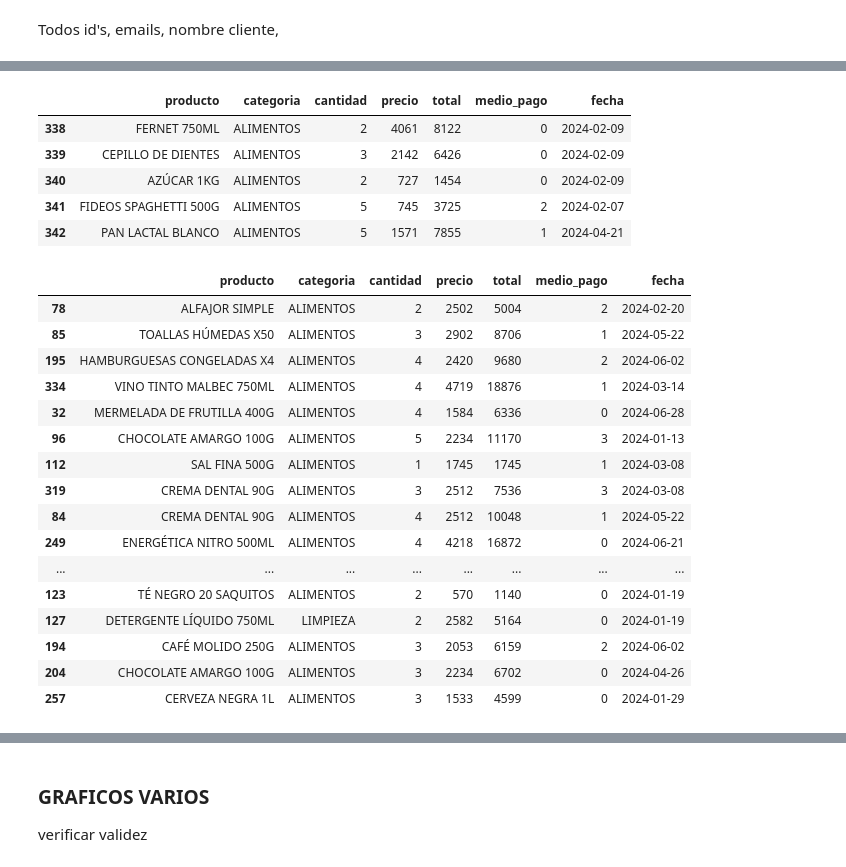
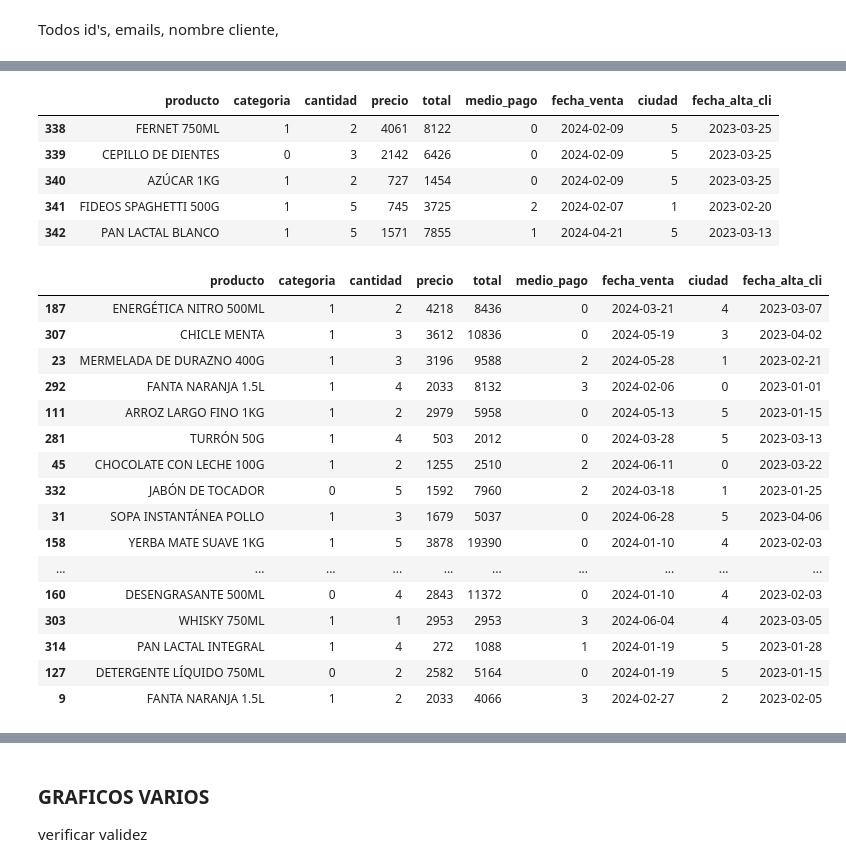
Before and after one commit to Torgeck/Tienda-Aurelion, a Jupyter notebook: notebooks/clase_8.ipynb, the cells around one changed output, grey strips where cells are left out. Saved outputs shown, nothing was run; the diff lists cells and outputs as text; code cells hidden in the pictures.

```diff
--- a/notebooks/clase_8.ipynb
+++ b/notebooks/clase_8.ipynb
@@ -4,6 +4,4 @@ import pandas as pd
 import numpy as np
 from matplotlib import pyplot as plt  # Forma alternativa y más explícita de importar
 import seaborn as sns
-
-# Verificar la importación
-print(type(plt.figure))
+pd.set_option("future.no_silent_downcasting", True)
@@ -200,8 +115,8 @@ Columnas en detalle_ventas:
 # %%
-#iniciar desde detalle_venta
-df_venta_cliente = ventas.merge(clientes[['ciudad', 'id_cliente']], on='id_cliente' , how='left')
-df_todos = detalle_ventas.merge(df_venta_cliente[["fecha","medio_pago","id_venta"]], on='id_venta', how='left').merge(df_productos, on='id_producto', how='left')
-# traer todos los campos, no suponer ni omitir
+
+df_venta_detalle = detalle_ventas.merge(ventas, on='id_venta', how='left').merge(df_productos, on='id_producto', how='left')
+df_todos = df_venta_detalle.merge(clientes, on='id_cliente' , how='left')
+display(df_todos.info())
 display(df_todos.describe())
 display(df_todos.columns)
 display(df_todos.head())
@@ -230,9 +165,10 @@ Todos id's, emails, nombre cliente,
 # %%
 df = df_todos
 
-df = df.drop(columns=['id_venta','id_producto','nombre_producto_x','precio_unitario_x'])
-df.rename(columns={'nombre_producto_y':'producto','precio_unitario_y':'precio','importe':'total'}, inplace=True)
+df = df.drop(columns=['id_venta','id_producto','nombre_producto_x','precio_unitario_x','nombre_cliente_x','email_x','nombre_cliente_y','email_y','id_cliente'])
+df.rename(columns={'nombre_producto_y':'producto','precio_unitario_y':'precio','importe':'total','fecha':'fecha_venta','fecha_alta':'fecha_alta_cli'}, inplace=True)
 
-df = df[['producto','categoria','cantidad','precio','total','medio_pago','fecha']]
 display(df.tail())
+df = df[['producto','categoria','cantidad','precio','total','medio_pago','fecha_venta','ciudad','fecha_alta_cli']]
+display(df.tail())
 # %% [output]
@@ -245,34 +187,45 @@ display(df.tail())
 # %%
 #Transformar datos
 medios = {"EFECTIVO": 0 , "TARJETA": 1, "QR":2, "TRANSFERENCIA": 3}
 # anotar como observacion que es cada codigo de metodo de pago
-df["medio_pago"] = df["medio_pago"].replace(medios)
+#{"EFECTIVO": 0 , "TARJETA": 1, "QR":2, "TRANSFERENCIA": 3}
+df["medio_pago"] = df["medio_pago"].replace(medios).infer_objects(copy=False)
+
+
+ciudades = {'CARLOS PAZ':0, 'RIO CUARTO':1, 'MENDIOLAZA':2, 'ALTA GRACIA':3, 'VILLA MARIA': 4,'CORDOBA': 5}
+#{'CARLOS PAZ':0, 'RIO CUARTO':1, 'MENDIOLAZA':2, 'ALTA GRACIA':3, 'VILLA MARIA': 4,'CORDOBA': 5}
+df["ciudad"] = df["ciudad"].replace(ciudades).infer_objects(copy=False)
+
+
+categorias = {'LIMPIEZA':0, 'ALIMENTOS':1}
+#{'LIMPIEZA':0, 'ALIMENTOS':1}
+df["categoria"] = df["categoria"].replace(categorias).infer_objects(copy=False)
 
 display(df.tail())
 display(df.sample(20))
 # %% [output]
-|  | producto | categoria | cantidad | precio | total | medio_pago | fecha |
-| 338 | FERNET 750ML | ALIMENTOS | 2 | 4061 | 8122 | 0 | 2024-02-09 |
-| 339 | CEPILLO DE DIENTES | ALIMENTOS | 3 | 2142 | 6426 | 0 | 2024-02-09 |
-| 340 | AZÚCAR 1KG | ALIMENTOS | 2 | 727 | 1454 | 0 | 2024-02-09 |
-| 341 | FIDEOS SPAGHETTI 500G | ALIMENTOS | 5 | 745 | 3725 | 2 | 2024-02-07 |
-| 342 | PAN LACTAL BLANCO | ALIMENTOS | 5 | 1571 | 7855 | 1 | 2024-04-21 |
+|  | producto | categoria | cantidad | precio | total | medio_pago | fecha_venta | ciudad | fecha_alta_cli |
+| 338 | FERNET 750ML | 1 | 2 | 4061 | 8122 | 0 | 2024-02-09 | 5 | 2023-03-25 |
+| 339 | CEPILLO DE DIENTES | 0 | 3 | 2142 | 6426 | 0 | 2024-02-09 | 5 | 2023-03-25 |
+| 340 | AZÚCAR 1KG | 1 | 2 | 727 | 1454 | 0 | 2024-02-09 | 5 | 2023-03-25 |
+| 341 | FIDEOS SPAGHETTI 500G | 1 | 5 | 745 | 3725 | 2 | 2024-02-07 | 1 | 2023-02-20 |
+| 342 | PAN LACTAL BLANCO | 1 | 5 | 1571 | 7855 | 1 | 2024-04-21 | 5 | 2023-03-13 |
-|  | producto | categoria | cantidad | precio | total | medio_pago | fecha |
-| 78 | ALFAJOR SIMPLE | ALIMENTOS | 2 | 2502 | 5004 | 2 | 2024-02-20 |
-| 85 | TOALLAS HÚMEDAS X50 | ALIMENTOS | 3 | 2902 | 8706 | 1 | 2024-05-22 |
-| 195 | HAMBURGUESAS CONGELADAS X4 | ALIMENTOS | 4 | 2420 | 9680 | 2 | 2024-06-02 |
-| 334 | VINO TINTO MALBEC 750ML | ALIMENTOS | 4 | 4719 | 18876 | 1 | 2024-03-14 |
-| 32 | MERMELADA DE FRUTILLA 400G | ALIMENTOS | 4 | 1584 | 6336 | 0 | 2024-06-28 |
-| 96 | CHOCOLATE AMARGO 100G | ALIMENTOS | 5 | 2234 | 11170 | 3 | 2024-01-13 |
-| 112 | SAL FINA 500G | ALIMENTOS | 1 | 1745 | 1745 | 1 | 2024-03-08 |
-| 319 | CREMA DENTAL 90G | ALIMENTOS | 3 | 2512 | 7536 | 3 | 2024-03-08 |
-| 84 | CREMA DENTAL 90G | ALIMENTOS | 4 | 2512 | 10048 | 1 | 2024-05-22 |
-| 249 | ENERGÉTICA NITRO 500ML | ALIMENTOS | 4 | 4218 | 16872 | 0 | 2024-06-21 |
-| ... | ... | ... | ... | ... | ... | ... | ... |
-| 123 | TÉ NEGRO 20 SAQUITOS | ALIMENTOS | 2 | 570 | 1140 | 0 | 2024-01-19 |
-| 127 | DETERGENTE LÍQUIDO 750ML | LIMPIEZA | 2 | 2582 | 5164 | 0 | 2024-01-19 |
-| 194 | CAFÉ MOLIDO 250G | ALIMENTOS | 3 | 2053 | 6159 | 2 | 2024-06-02 |
-| 204 | CHOCOLATE AMARGO 100G | ALIMENTOS | 3 | 2234 | 6702 | 0 | 2024-04-26 |
-| 257 | CERVEZA NEGRA 1L | ALIMENTOS | 3 | 1533 | 4599 | 0 | 2024-01-29 |
+|  | producto | categoria | cantidad | precio | total | medio_pago | fecha_venta | ciudad | fecha_alta_cli |
+| 187 | ENERGÉTICA NITRO 500ML | 1 | 2 | 4218 | 8436 | 0 | 2024-03-21 | 4 | 2023-03-07 |
+| 307 | CHICLE MENTA | 1 | 3 | 3612 | 10836 | 0 | 2024-05-19 | 3 | 2023-04-02 |
+| 23 | MERMELADA DE DURAZNO 400G | 1 | 3 | 3196 | 9588 | 2 | 2024-05-28 | 1 | 2023-02-21 |
+| 292 | FANTA NARANJA 1.5L | 1 | 4 | 2033 | 8132 | 3 | 2024-02-06 | 0 | 2023-01-01 |
+| 111 | ARROZ LARGO FINO 1KG | 1 | 2 | 2979 | 5958 | 0 | 2024-05-13 | 5 | 2023-01-15 |
+| 281 | TURRÓN 50G | 1 | 4 | 503 | 2012 | 0 | 2024-03-28 | 5 | 2023-03-13 |
+| 45 | CHOCOLATE CON LECHE 100G | 1 | 2 | 1255 | 2510 | 2 | 2024-06-11 | 0 | 2023-03-22 |
+| 332 | JABÓN DE TOCADOR | 0 | 5 | 1592 | 7960 | 2 | 2024-03-18 | 1 | 2023-01-25 |
+| 31 | SOPA INSTANTÁNEA POLLO | 1 | 3 | 1679 | 5037 | 0 | 2024-06-28 | 5 | 2023-04-06 |
+| 158 | YERBA MATE SUAVE 1KG | 1 | 5 | 3878 | 19390 | 0 | 2024-01-10 | 4 | 2023-02-03 |
+| ... | ... | ... | ... | ... | ... | ... | ... | ... | ... |
+| 160 | DESENGRASANTE 500ML | 0 | 4 | 2843 | 11372 | 0 | 2024-01-10 | 4 | 2023-02-03 |
+| 303 | WHISKY 750ML | 1 | 1 | 2953 | 2953 | 3 | 2024-06-04 | 4 | 2023-03-05 |
+| 314 | PAN LACTAL INTEGRAL | 1 | 4 | 272 | 1088 | 1 | 2024-01-19 | 5 | 2023-01-28 |
+| 127 | DETERGENTE LÍQUIDO 750ML | 0 | 2 | 2582 | 5164 | 0 | 2024-01-19 | 5 | 2023-01-15 |
+| 9 | FANTA NARANJA 1.5L | 1 | 2 | 2033 | 4066 | 3 | 2024-02-27 | 2 | 2023-02-05 |
 # %%
 # Procesamiento de fechas
```
Also changed, not shown: parts of 19 cells of this notebook, 1 other file.
